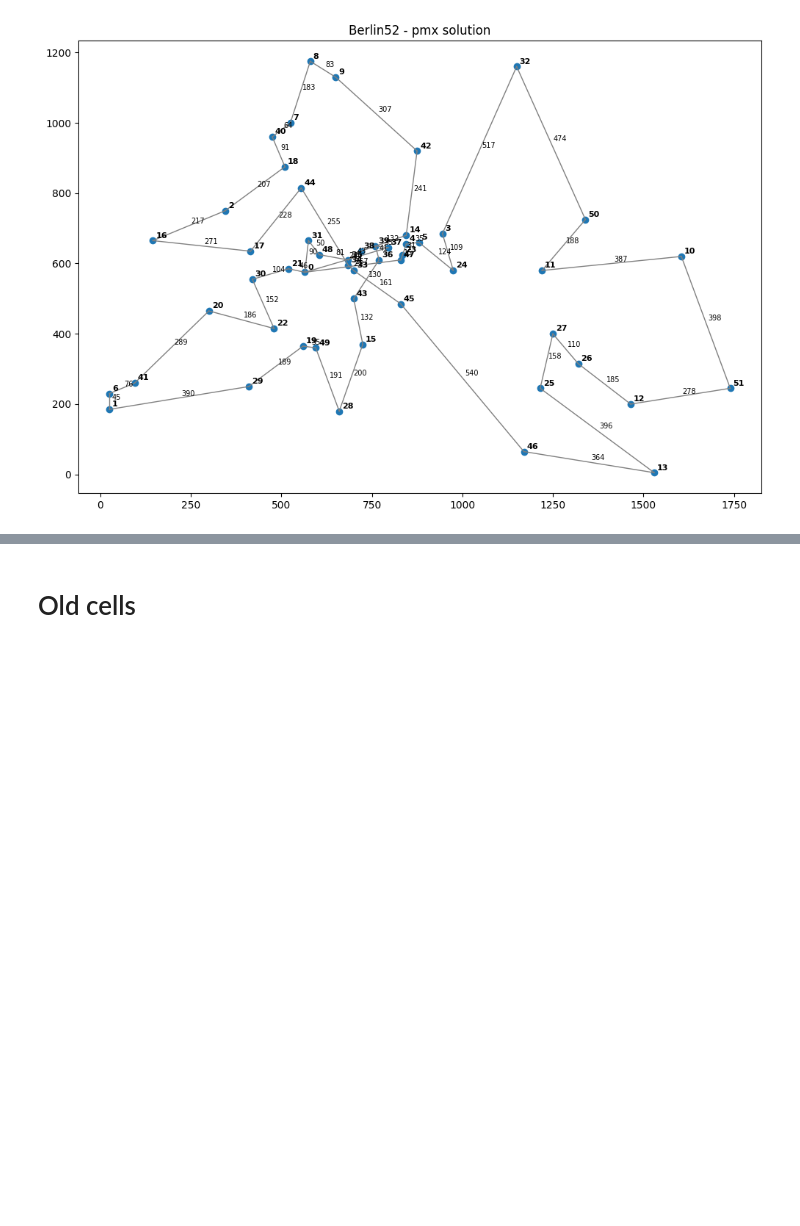
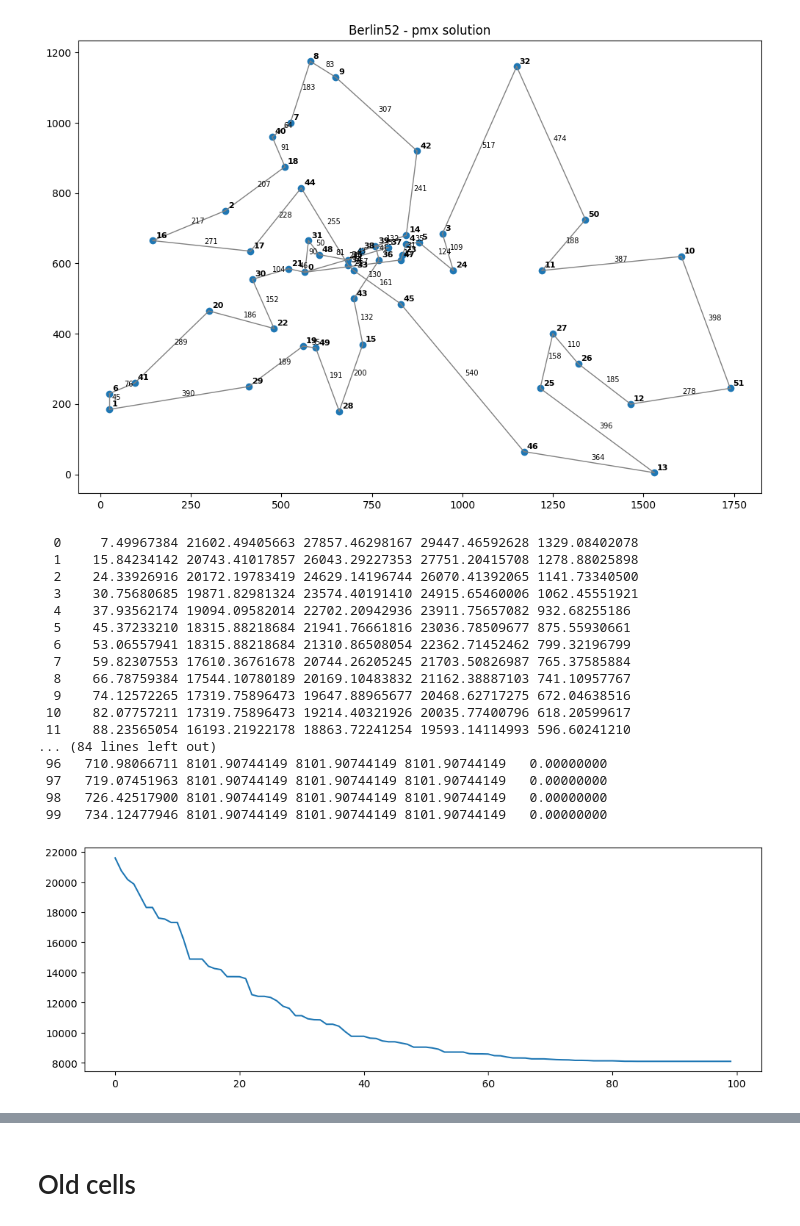
Before and after one commit to TheMMpl/ewolucyjne, a Jupyter notebook: lista2/sga.ipynb, the cells around one changed output, grey strips where cells are left out. Drawn from its saved outputs; the diff is of its cells as text; code cells hidden in the pictures; blank space fills up the shorter version.

```diff
--- a/lista2/sga.ipynb
+++ b/lista2/sga.ipynb
@@ -341,3 +422,30 @@ draw_result(E2.best_chromosome,coords)
 # %% [output]
 <Figure size 1200x800 with 0 Axes>
 [figure]
+# %%
+#local search mutation (k=2) for time's sake
+E3=SGA(chromosome_length=n,mutation_function=reverse_sequence_mutation,crossover_function=PMX,number_of_iterations=100,extra_mutation=local_search_mutation)
+E3.gen_initial_population()
+E3.fit()
+plt.figure(figsize=(12,4))
+plt.plot(E3.values)
+plt.show()
+# %% [output]
+  0     7.49967384 21602.49405663 27857.46298167 29447.46592628 1329.08402078
+  1    15.84234142 20743.41017857 26043.29227353 27751.20415708 1278.88025898
+  2    24.33926916 20172.19783419 24629.14196744 26070.41392065 1141.73340500
+  3    30.75680685 19871.82981324 23574.40191410 24915.65460006 1062.45551921
+  4    37.93562174 19094.09582014 22702.20942936 23911.75657082 932.68255186
+  5    45.37233210 18315.88218684 21941.76661816 23036.78509677 875.55930661
+  6    53.06557941 18315.88218684 21310.86508054 22362.71452462 799.32196799
+  7    59.82307553 17610.36761678 20744.26205245 21703.50826987 765.37585884
+  8    66.78759384 17544.10780189 20169.10483832 21162.38887103 741.10957767
+  9    74.12572265 17319.75896473 19647.88965677 20468.62717275 672.04638516
+ 10    82.07757211 17319.75896473 19214.40321926 20035.77400796 618.20599617
+ 11    88.23565054 16193.21922178 18863.72241254 19593.14114993 596.60241210
+... (84 lines left out)
+ 96   710.98066711 8101.90744149 8101.90744149 8101.90744149   0.00000000
+ 97   719.07451963 8101.90744149 8101.90744149 8101.90744149   0.00000000
+ 98   726.42517900 8101.90744149 8101.90744149 8101.90744149   0.00000000
+ 99   734.12477946 8101.90744149 8101.90744149 8101.90744149   0.00000000
+[figure, added]
```
Also changed, not shown: parts of 39 cells of this notebook.
